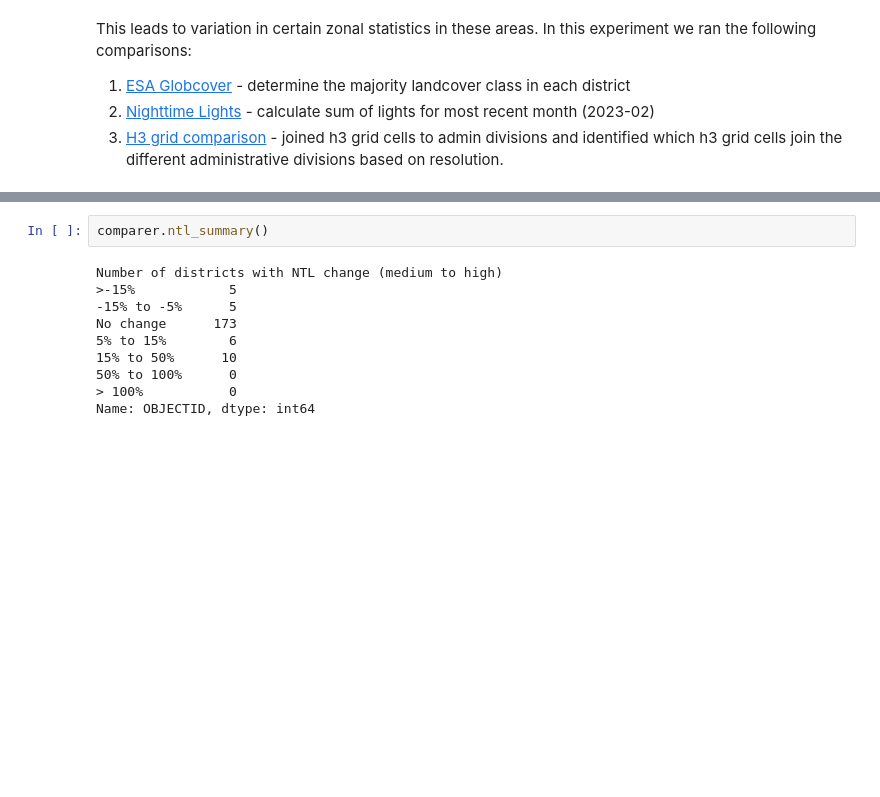
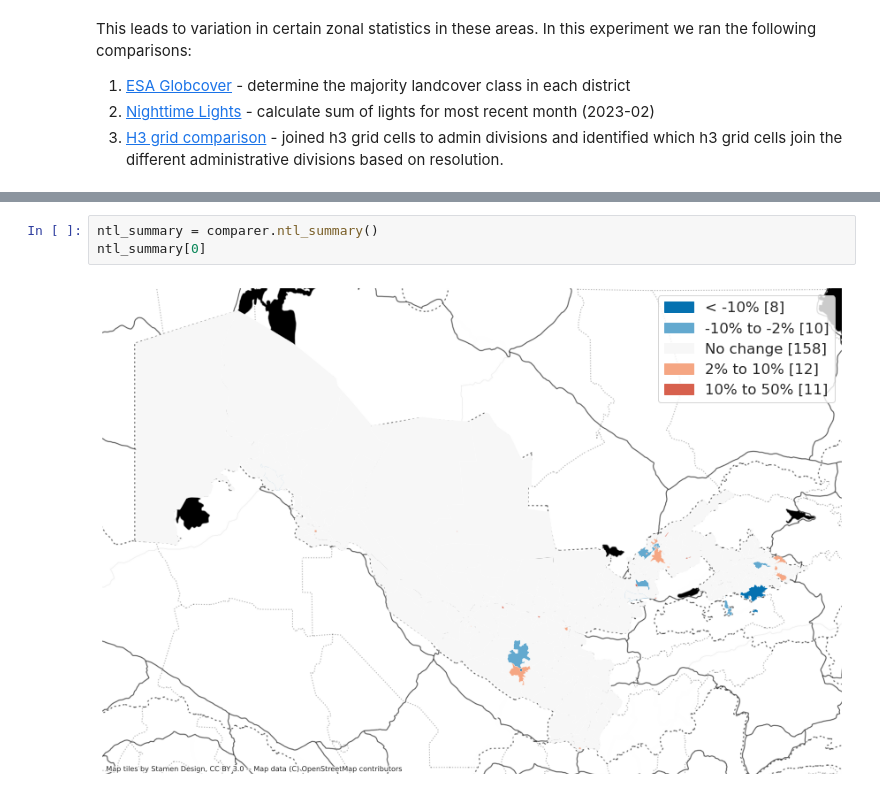
Before and after one commit to worldbank/Boundary_Comparison, a Jupyter notebook: _sources/notebooks/UZB_Boundary_Comparison.ipynb, the cells around one changed output, grey strips where cells are left out. Saved outputs shown, nothing was run; the diff lists cells and outputs as text; blank space fills up the shorter version.

```diff
--- a/_sources/notebooks/UZB_Boundary_Comparison.ipynb
+++ b/_sources/notebooks/UZB_Boundary_Comparison.ipynb
@@ -79,15 +83,8 @@ We calculated sum of lights for each dataset, and then compared them, as % chang
-# %%
-comparer.ntl_summary()
-# %% [output]
-Number of districts with NTL change (medium to high)
->-15%            5
--15% to -5%      5
-No change      173
-5% to 15%        6
-15% to 50%      10
-50% to 100%      0
-> 100%           0
-Name: OBJECTID, dtype: int64
+# %%
+ntl_summary = comparer.ntl_summary()
+ntl_summary[0]
+# %% [output]
+[figure, added]
 # %% [markdown]
 ## H3 grid comparison
 Using h3 grid level 6 ([~36km2](https://h3geo.org/docs/core-library/restable/)), there are 10596 individual h3 grid cells in Vietnam. Of those, 12 are identified as having different parental admin boundaries based on resolutions
```
Also changed, not shown: parts of 6 cells of this notebook, 26 other files.
